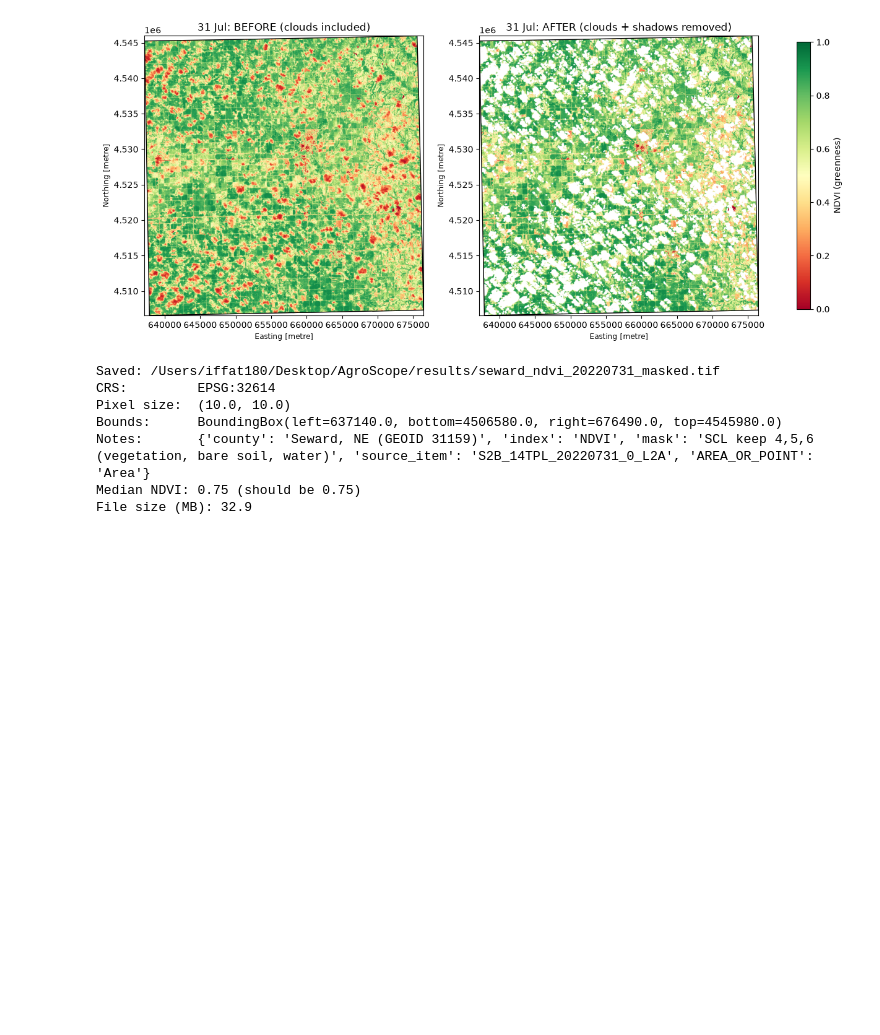
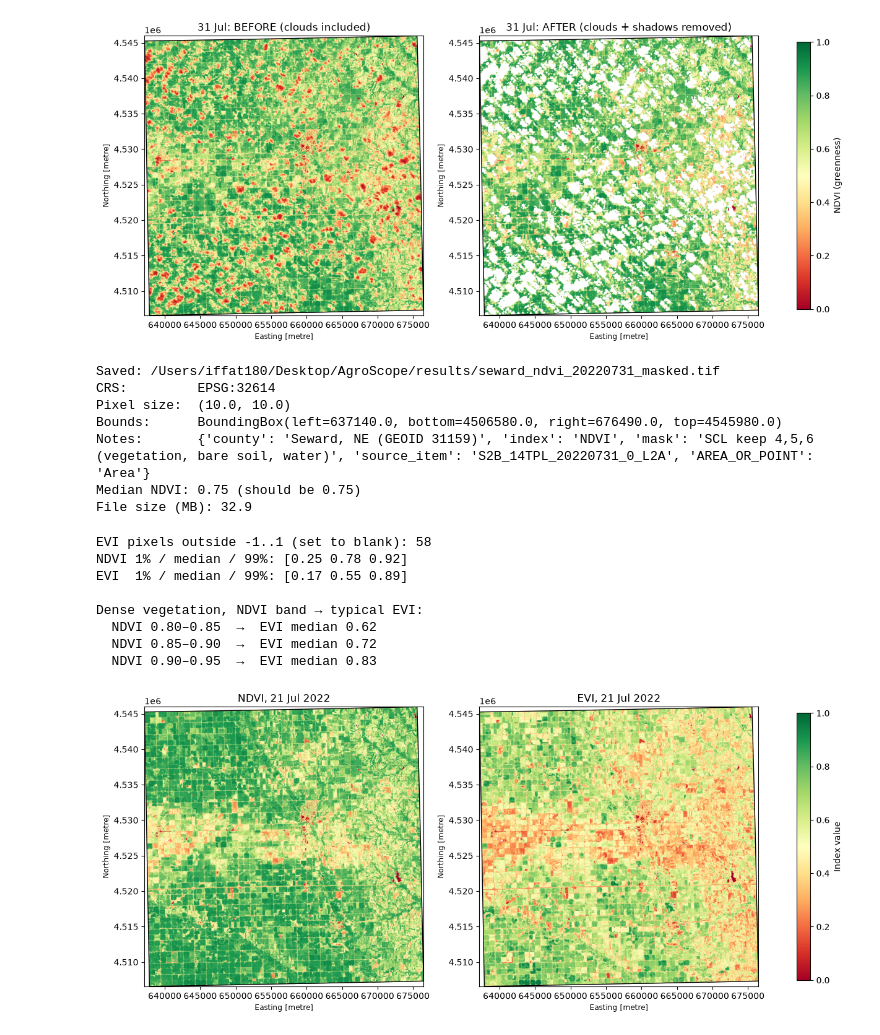
Before and after one commit to iffat180/AgroScope, a Jupyter notebook: notebooks/02_county_ndvi.ipynb, the cells around one changed output. Cells and saved outputs as stored; diff of their text form; code cells hidden in the pictures; blank space fills up the shorter version.

Commit message:
2022 season NDVI/EVI time series for Seward

```diff
--- a/notebooks/02_county_ndvi.ipynb
+++ b/notebooks/02_county_ndvi.ipynb
@@ -238,3 +238,50 @@ Bounds:      BoundingBox(left=637140.0, bottom=4506580.0, right=676490.0, top=45
 Notes:       {'county': 'Seward, NE (GEOID 31159)', 'index': 'NDVI', 'mask': 'SCL keep 4,5,6 (vegetation, bare soil, water)', 'source_item': 'S2B_14TPL_20220731_0_L2A', 'AREA_OR_POINT': 'Area'}
 Median NDVI: 0.75 (should be 0.75)
 File size (MB): 32.9
+# %%
+# --- EVI for the clear 21 July image ---
+
+# 1. Read the third colour (blue) + the cloud labels for 21 July
+blue, _ = read_county_reflectance(item, "blue", seward_utm)
+scl21 = read_scl_on_grid(item, ndvi.shape, transform)
+good21 = np.isin(scl21, KEEP)                       # same mask rule as Step 4
+
+# 2. Both indices, masked the same way
+ndvi21 = np.where(good21, ndvi, np.nan)
+evi21 = 2.5 * (nir - red) / (nir + 6 * red - 7.5 * blue + 1)
+evi21 = np.where(good21, evi21, np.nan)
+
+# 3. Sanity check: EVI should be between -1 and 1
+bad = (evi21 < -1) | (evi21 > 1)
+print("EVI pixels outside -1..1 (set to blank):", int(bad.sum()))
+evi21[bad] = np.nan
+
+# 4. Compare typical values
+print("NDVI 1% / median / 99%:", np.nanpercentile(ndvi21, [1, 50, 99]).round(2))
+print("EVI  1% / median / 99%:", np.nanpercentile(evi21, [1, 50, 99]).round(2))
+
+# 5. Saturation check: for fields in narrow NDVI bands near the top, what does EVI say?
+print("\nDense vegetation, NDVI band → typical EVI:")
+for lo, hi in [(0.80, 0.85), (0.85, 0.90), (0.90, 0.95)]:
+    sel = (ndvi21 >= lo) & (ndvi21 < hi)
+    print(f"  NDVI {lo:.2f}–{hi:.2f}  →  EVI median {np.nanmedian(evi21[sel]):.2f}")
+
+# 6. Maps side by side
+fig, axes = plt.subplots(1, 2, figsize=(16, 8))
+ext = plotting_extent(ndvi21, transform)
+for ax, arr, title in zip(axes, [ndvi21, evi21], ["NDVI, 21 Jul 2022", "EVI, 21 Jul 2022"]):
+    im = ax.imshow(arr, cmap="RdYlGn", vmin=0, vmax=1, extent=ext)
+    seward_utm.boundary.plot(ax=ax, color="black", linewidth=1)
+    ax.set_title(title)
+fig.colorbar(im, ax=axes, shrink=0.7, label="Index value")
+plt.show()
+# %% [output]
+EVI pixels outside -1..1 (set to blank): 58
+NDVI 1% / median / 99%: [0.25 0.78 0.92]
+EVI  1% / median / 99%: [0.17 0.55 0.89]
+
+Dense vegetation, NDVI band → typical EVI:
+  NDVI 0.80–0.85  →  EVI median 0.62
+  NDVI 0.85–0.90  →  EVI median 0.72
+  NDVI 0.90–0.95  →  EVI median 0.83
+[figure, added]
```
Also changed, not shown: 1 other file.
